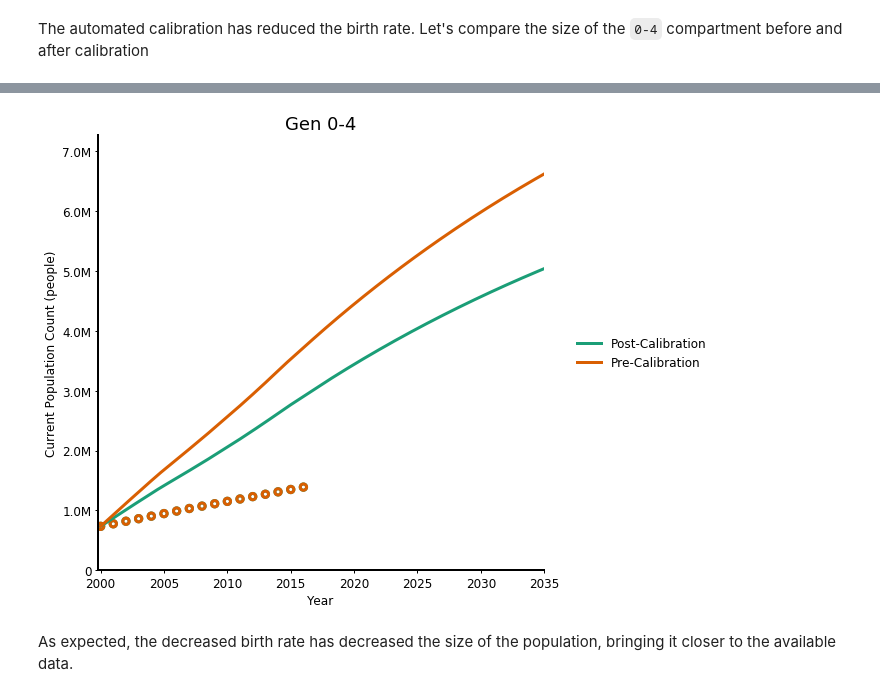
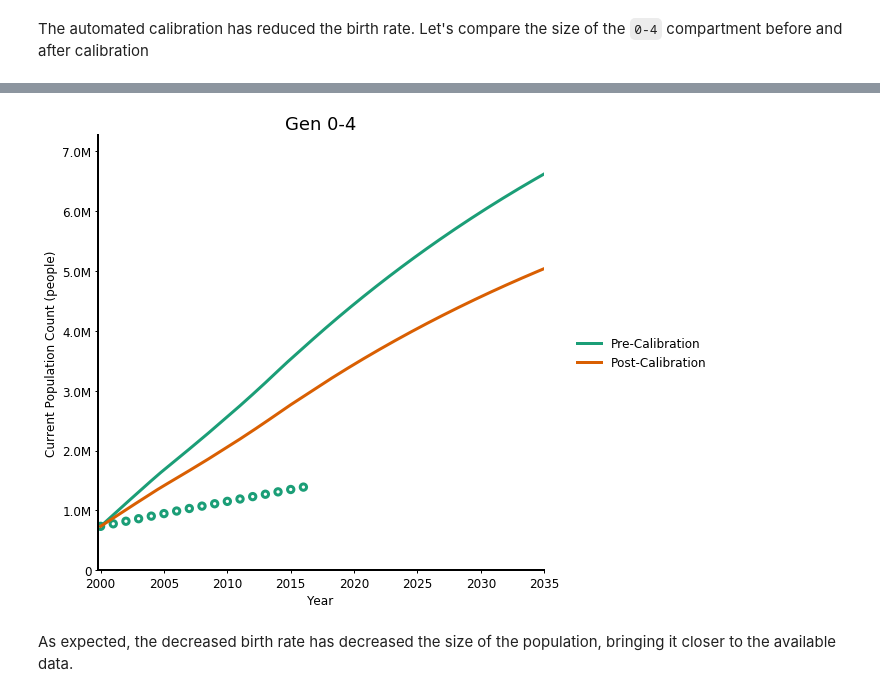
Before and after one commit to optimamodel/optima-tb, a Jupyter notebook: doc/Optima TB Introduction.ipynb, the cells around one changed output, grey strips where cells are left out. Cells and saved outputs as stored; diff of their text form; code cells hidden in the pictures.

```diff
--- a/doc/Optima TB Introduction.ipynb
+++ b/doc/Optima TB Introduction.ipynb
@@ -238,6 +242,6 @@ The automated calibration has reduced the birth rate. Let's compare the size of
 # %%
 pre_calibration = proj.runSim(parset_name='default',result_name='Pre-Calibration')
 post_calibration = proj.runSim(parset=calibrated_parset,result_name='Post-Calibration')
-d = PlotData([post_calibration,pre_calibration],outputs='alive',project=proj,pops='0-4')
+d = PlotData([pre_calibration,post_calibration],outputs='alive',project=proj,pops='0-4')
 plotSeries(d,axis='results',data=proj.data);
 # %% [output]
@@ -246,4 +250,4 @@ plotSeries(d,axis='results',data=proj.data);
-[figure, old version]
+[figure, new version]
 # %% [markdown]
 As expected, the decreased birth rate has decreased the size of the population, bringing it closer to the available data.
 # %% [markdown]
```
Also changed, not shown: parts of 11 cells of this notebook, 2 other files.
